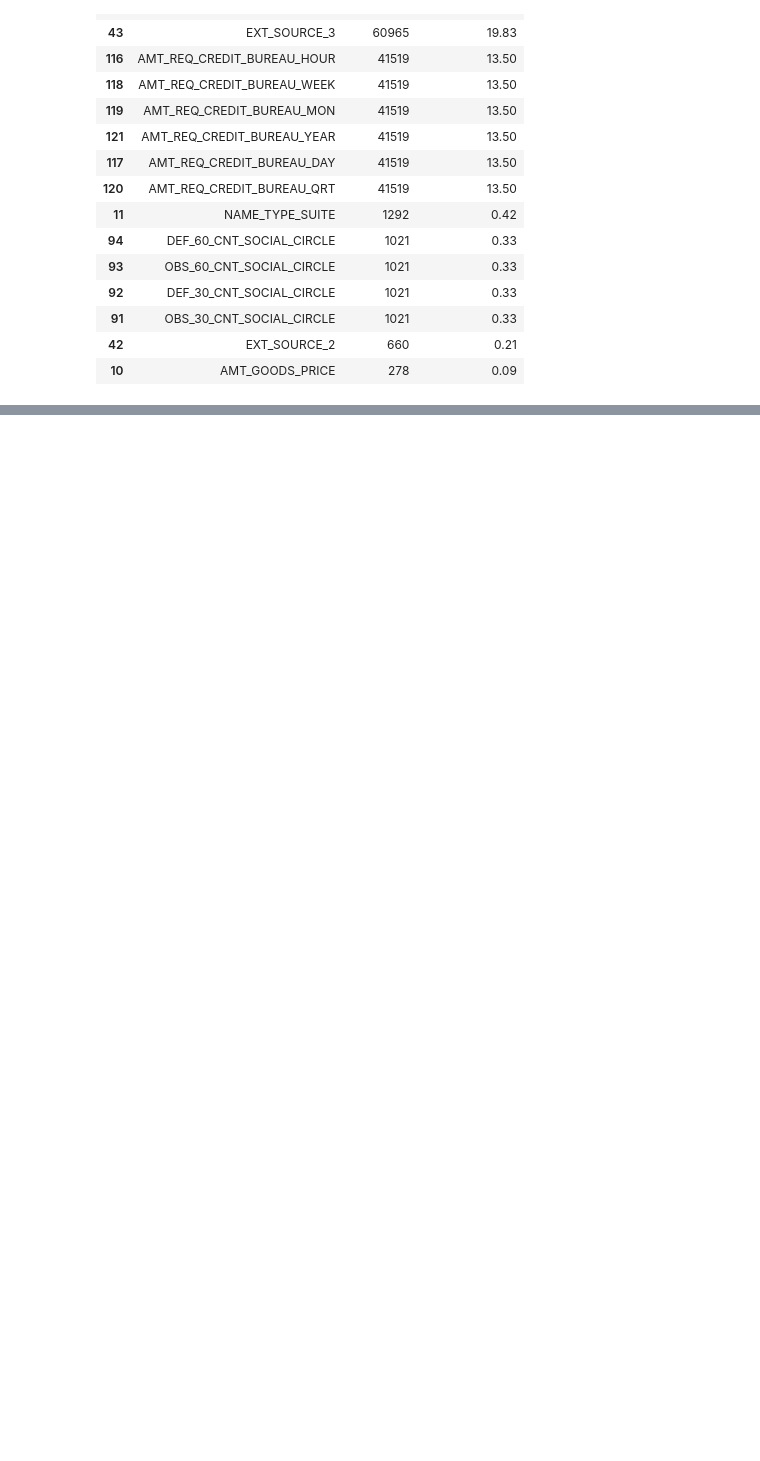
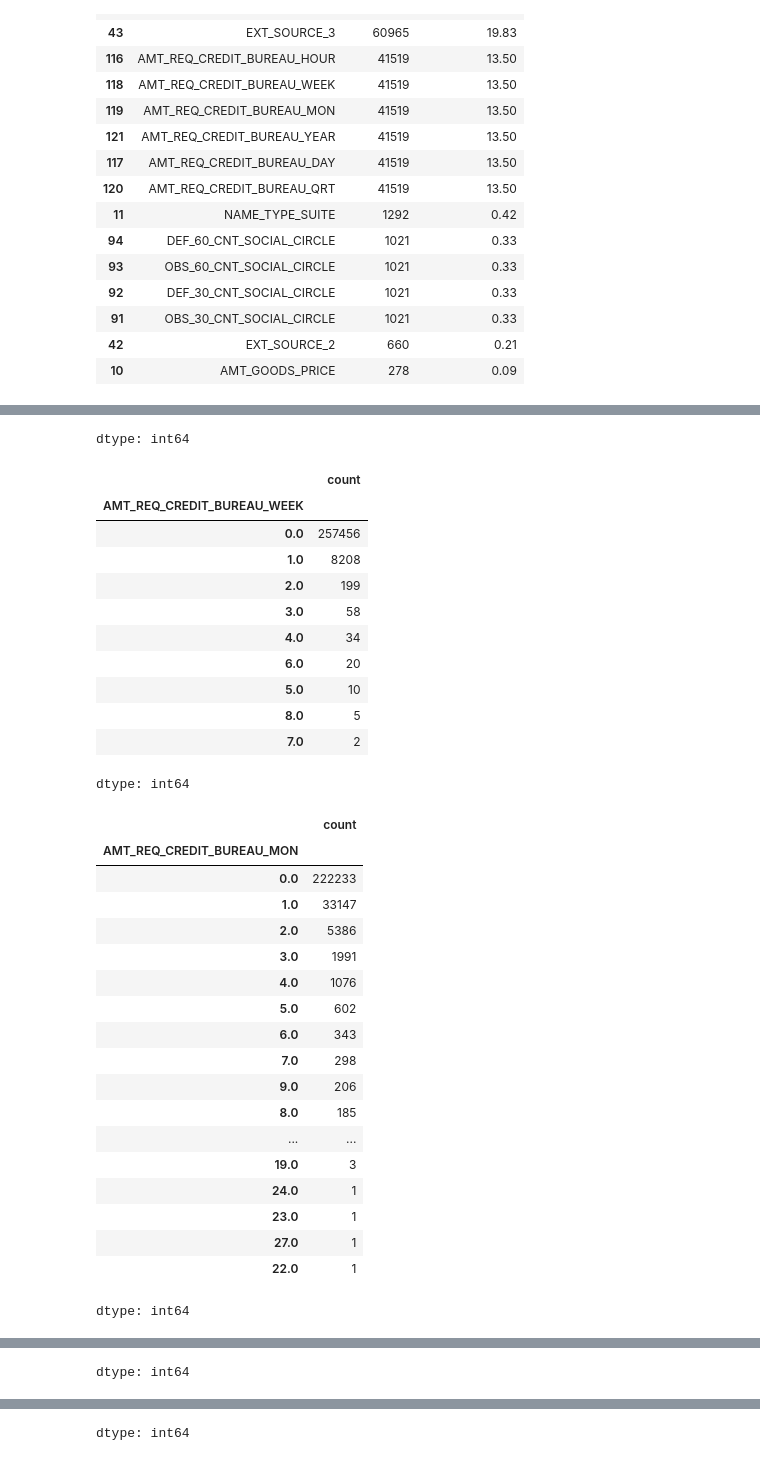
Before and after one commit to PunamBhatia/LogicMojo-AI-ML-April26-Punam, a Jupyter notebook: EDA Assignment - Logic Mojo/Credit_EDA_assignment_solution.ipynb, the cells around one changed output, grey strips where cells are left out. Cells and saved outputs as stored; diff of their text form; code cells hidden in the pictures; blank space fills up the shorter version.

```diff
--- a/EDA Assignment - Logic Mojo/Credit_EDA_assignment_solution.ipynb
+++ b/EDA Assignment - Logic Mojo/Credit_EDA_assignment_solution.ipynb
@@ -122,3 +122,19 @@ null_df[(null_df['null_percentage']<=47) & (null_df['null_percentage'] > 0)].sor
 | 91 | OBS_30_CNT_SOCIAL_CIRCLE | 1021 | 0.33 |
 | 42 | EXT_SOURCE_2 | 660 | 0.21 |
 | 10 | AMT_GOODS_PRICE | 278 | 0.09 |
+# %%
+df.AMT_REQ_CREDIT_BUREAU_HOUR.value_counts() #frequent value is 0
+display(df.AMT_REQ_CREDIT_BUREAU_DAY.value_counts()) #frequent value is 0
+display(df.AMT_REQ_CREDIT_BUREAU_WEEK.value_counts()) #frequent value is 0
+display(df.AMT_REQ_CREDIT_BUREAU_MON.value_counts()) #frequent value is 0
+display(df.AMT_REQ_CREDIT_BUREAU_QRT.value_counts())#frequent value is 0
+display(df.AMT_REQ_CREDIT_BUREAU_YEAR.value_counts()) #frequent value is 0
+
+#imput mode for above columns
+df.AMT_REQ_CREDIT_BUREAU_HOUR.fillna(df.AMT_REQ_CREDIT_BUREAU_HOUR.mode()[0], inplace=True)
+df.AMT_REQ_CREDIT_BUREAU_DAY.fillna(df.AMT_REQ_CREDIT_BUREAU_DAY.mode()[0], inplace=True)
+df.AMT_REQ_CREDIT_BUREAU_WEEK.fillna(df.AMT_REQ_CREDIT_BUREAU_WEEK.mode()[0], inplace=True)
+df.AMT_REQ_CREDIT_BUREAU_MON.fillna(df.AMT_REQ_CREDIT_BUREAU_MON.mode()[0], inplace=True)
+df.AMT_REQ_CREDIT_BUREAU_QRT.fillna(df.AMT_REQ_CREDIT_BUREAU_QRT.mode()[0], inplace=True)
+df.AMT_REQ_CREDIT_BUREAU_YEAR.fillna(df.AMT_REQ_CREDIT_BUREAU_YEAR.mode()[0], inplace=True)
+# %% [output]
@@ -124,0 +152,32 @@ null_df[(null_df['null_percentage']<=47) & (null_df['null_percentage'] > 0)].sor
+dtype: int64
+|  | count |
+| AMT_REQ_CREDIT_BUREAU_WEEK |  |
+| 0.0 | 257456 |
+| 1.0 | 8208 |
+| 2.0 | 199 |
+| 3.0 | 58 |
+| 4.0 | 34 |
+| 6.0 | 20 |
+| 5.0 | 10 |
+| 8.0 | 5 |
+| 7.0 | 2 |
+dtype: int64
+|  | count |
+| AMT_REQ_CREDIT_BUREAU_MON |  |
+| 0.0 | 222233 |
+| 1.0 | 33147 |
+| 2.0 | 5386 |
+| 3.0 | 1991 |
+| 4.0 | 1076 |
+| 5.0 | 602 |
+| 6.0 | 343 |
+| 7.0 | 298 |
+| 9.0 | 206 |
+| 8.0 | 185 |
+| ... | ... |
+| 19.0 | 3 |
+| 24.0 | 1 |
+| 23.0 | 1 |
+| 27.0 | 1 |
+| 22.0 | 1 |
+dtype: int64
@@ -124,0 +197 @@ null_df[(null_df['null_percentage']<=47) & (null_df['null_percentage'] > 0)].sor
+dtype: int64
@@ -124,0 +216 @@ null_df[(null_df['null_percentage']<=47) & (null_df['null_percentage'] > 0)].sor
+dtype: int64
```
Also changed, not shown: parts of 5 cells of this notebook.
